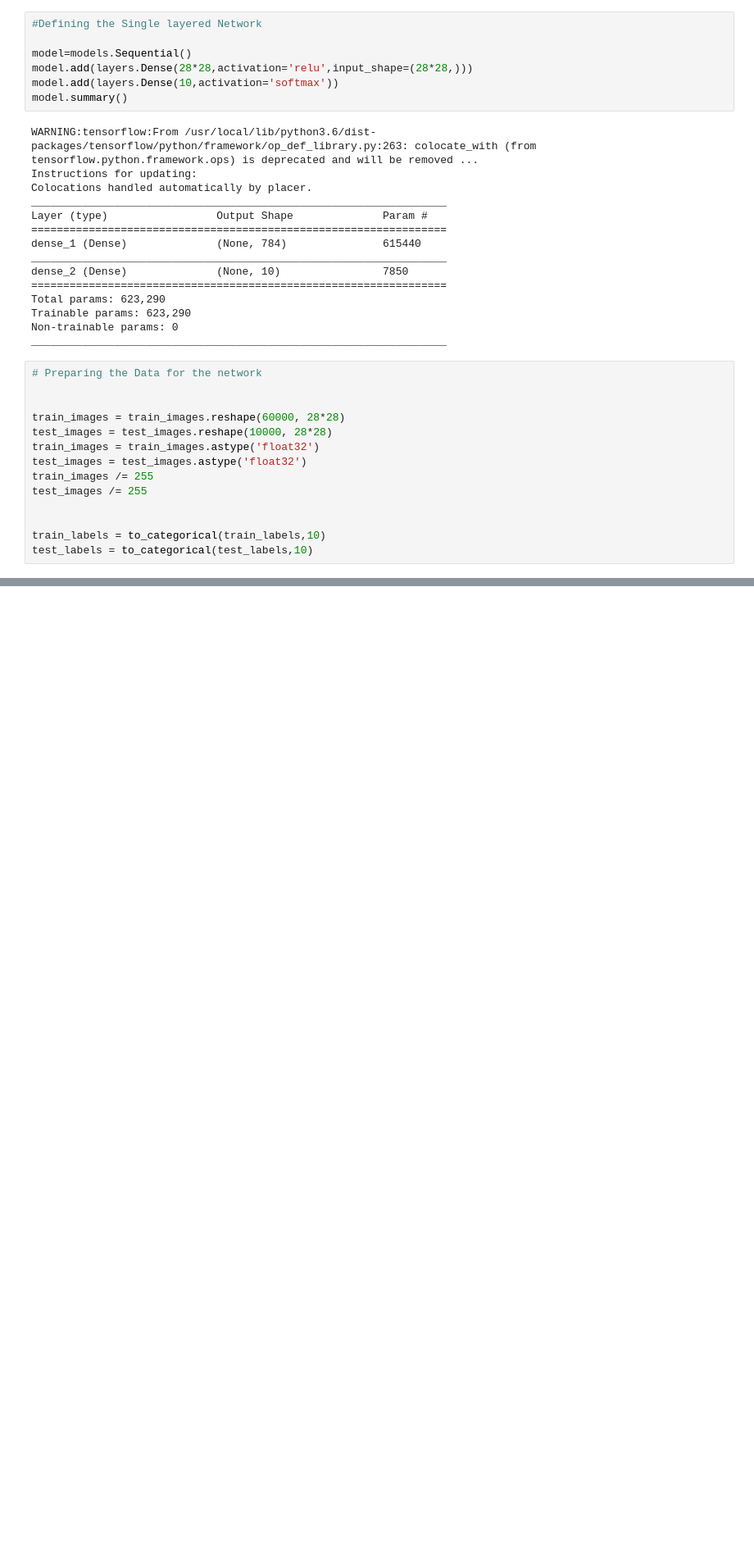
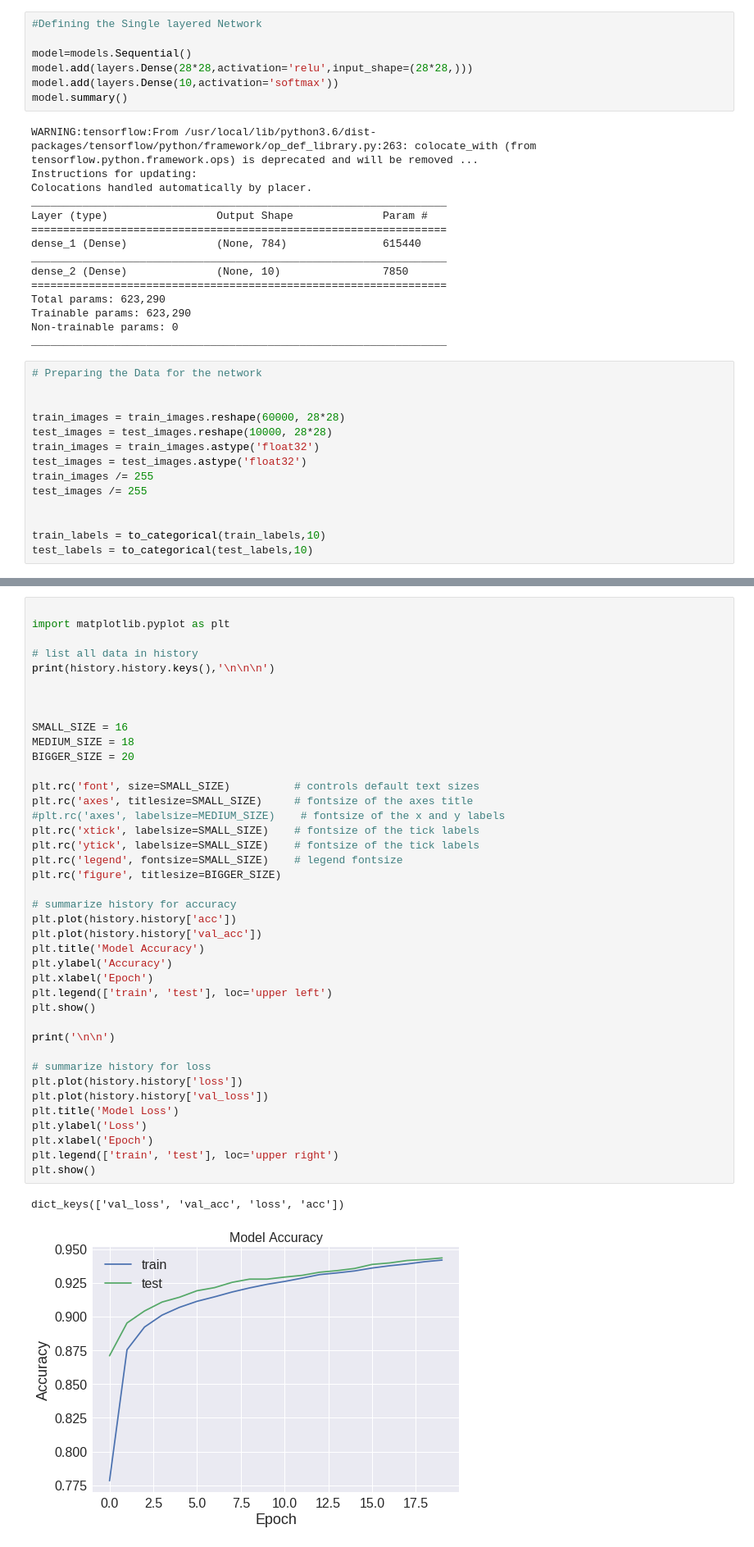
Before and after one commit to MalihaUCF/Machine-Learning-Course-Assignments-Spring-2019, a Jupyter notebook: Assignment1/Problem4/Problem4.ipynb, the cells around one changed output, grey strips where cells are left out. Shown at 82% size. Saved outputs shown, nothing was run; the diff lists cells and outputs as text; blank space fills up the shorter version.

Commit message:
updated with graphs and confusion matrix - final version

```diff
--- a/Assignment1/Problem4/Problem4.ipynb
+++ b/Assignment1/Problem4/Problem4.ipynb
@@ -93,0 +126,43 @@ Epoch 20/20
+# %%
+
+import matplotlib.pyplot as plt
+
+# list all data in history
+print(history.history.keys(),'\n\n\n')
+
+
+
+SMALL_SIZE = 16
+MEDIUM_SIZE = 18
+BIGGER_SIZE = 20
+
+plt.rc('font', size=SMALL_SIZE)          # controls default text sizes
+plt.rc('axes', titlesize=SMALL_SIZE)     # fontsize of the axes title
+#plt.rc('axes', labelsize=MEDIUM_SIZE)    # fontsize of the x and y labels
+plt.rc('xtick', labelsize=SMALL_SIZE)    # fontsize of the tick labels
+plt.rc('ytick', labelsize=SMALL_SIZE)    # fontsize of the tick labels
+plt.rc('legend', fontsize=SMALL_SIZE)    # legend fontsize
+plt.rc('figure', titlesize=BIGGER_SIZE)
+
+# summarize history for accuracy
+plt.plot(history.history['acc'])
+plt.plot(history.history['val_acc'])
+plt.title('Model Accuracy')
+plt.ylabel('Accuracy')
+plt.xlabel('Epoch')
+plt.legend(['train', 'test'], loc='upper left')
+plt.show()
+
+print('\n\n')
+
+# summarize history for loss
+plt.plot(history.history['loss'])
+plt.plot(history.history['val_loss'])
+plt.title('Model Loss')
+plt.ylabel('Loss')
+plt.xlabel('Epoch')
+plt.legend(['train', 'test'], loc='upper right')
+plt.show()
+# %% [output]
+dict_keys(['val_loss', 'val_acc', 'loss', 'acc'])
+[figure, added]
```
Also changed, not shown: parts of 5 cells of this notebook.
